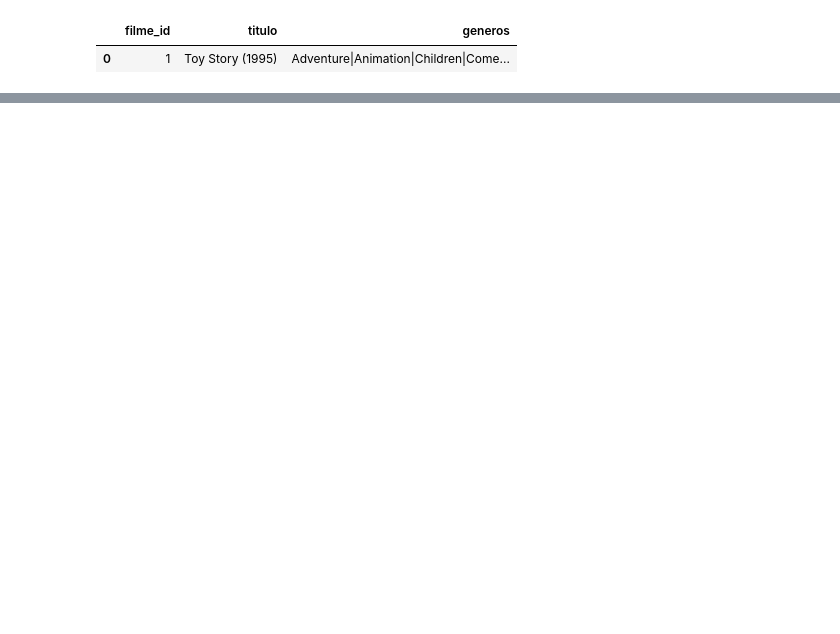
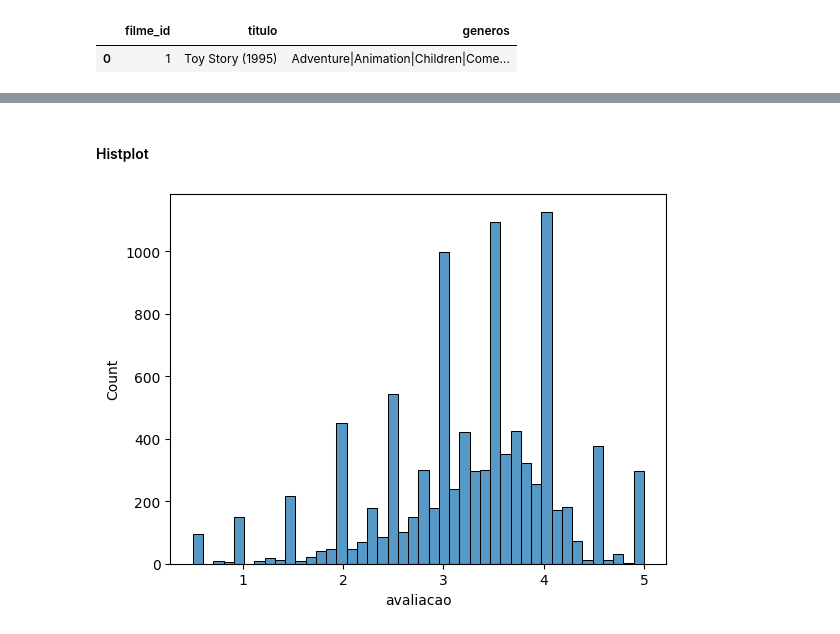
Before and after one commit to alanacalado/semanaeda, a Jupyter notebook: aula1.ipynb, the cells around one changed output, grey strips where cells are left out. Drawn from its saved outputs; the diff is of its cells as text; code cells hidden in the pictures; blank space fills up the shorter version.

```diff
--- a/aula1.ipynb
+++ b/aula1.ipynb
@@ -374,0 +422,6 @@ df.query("filme_id==1").head()
+# %% [markdown]
+#### Histplot
+# %%
+sns.histplot(mpf)
+# %% [output]
+[figure, added]
```
Also changed, not shown: parts of 22 cells of this notebook, 4 other files.
